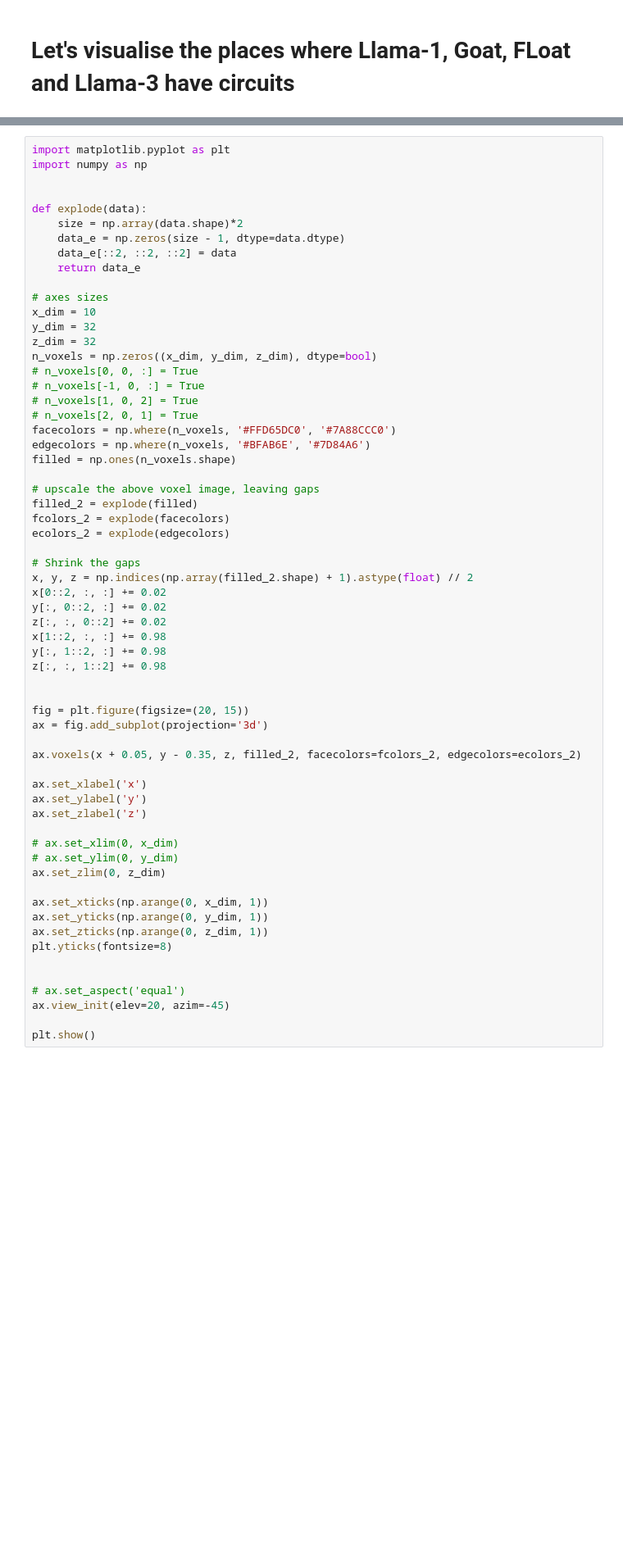
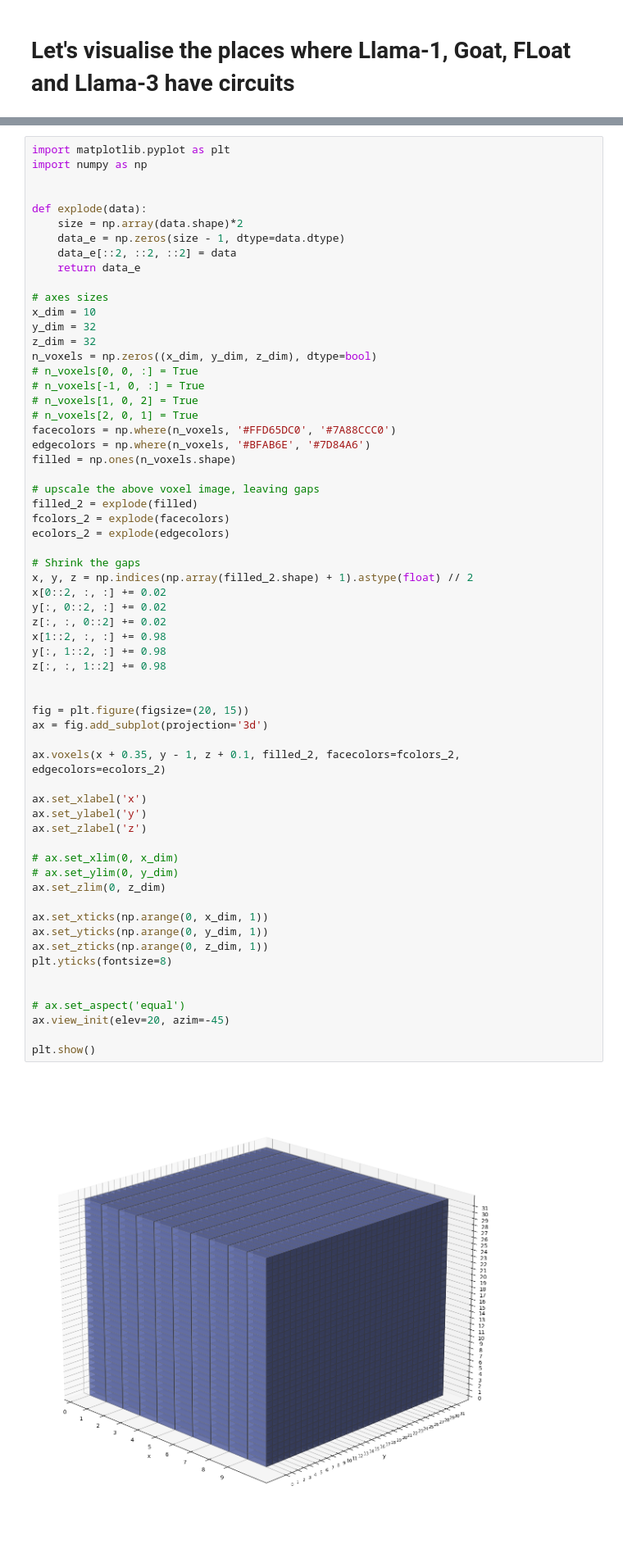
Before and after one commit to Neelectric/finetuning, a Jupyter notebook: data_explorer.ipynb, the cells around one changed output, grey strips where cells are left out. Shown at 82% size. Drawn from its saved outputs; the diff is of its cells as text; blank space fills up the shorter version.

```diff
--- a/data_explorer.ipynb
+++ b/data_explorer.ipynb
@@ -170,31 +170,33 @@ x, y, z = np.indices(np.array(filled_2.shape) + 1).astype(float) // 2
 x[0::2, :, :] += 0.02
 y[:, 0::2, :] += 0.02
 z[:, :, 0::2] += 0.02
 x[1::2, :, :] += 0.98
 y[:, 1::2, :] += 0.98
 z[:, :, 1::2] += 0.98
 
 
 fig = plt.figure(figsize=(20, 15))
 ax = fig.add_subplot(projection='3d')
 
-ax.voxels(x + 0.05, y - 0.35, z, filled_2, facecolors=fcolors_2, edgecolors=ecolors_2)
+ax.voxels(x + 0.35, y - 1, z + 0.1, filled_2, facecolors=fcolors_2, edgecolors=ecolors_2)
 
 ax.set_xlabel('x')
 ax.set_ylabel('y')
 ax.set_zlabel('z')
 
 # ax.set_xlim(0, x_dim)
 # ax.set_ylim(0, y_dim)
 ax.set_zlim(0, z_dim)
 
 ax.set_xticks(np.arange(0, x_dim, 1))
 ax.set_yticks(np.arange(0, y_dim, 1))
 ax.set_zticks(np.arange(0, z_dim, 1))
 plt.yticks(fontsize=8)
 
 
 # ax.set_aspect('equal')
 ax.view_init(elev=20, azim=-45)
 
 plt.show()
+# %% [output]
+[figure, added]
```
Also changed, not shown: 1 other file.
